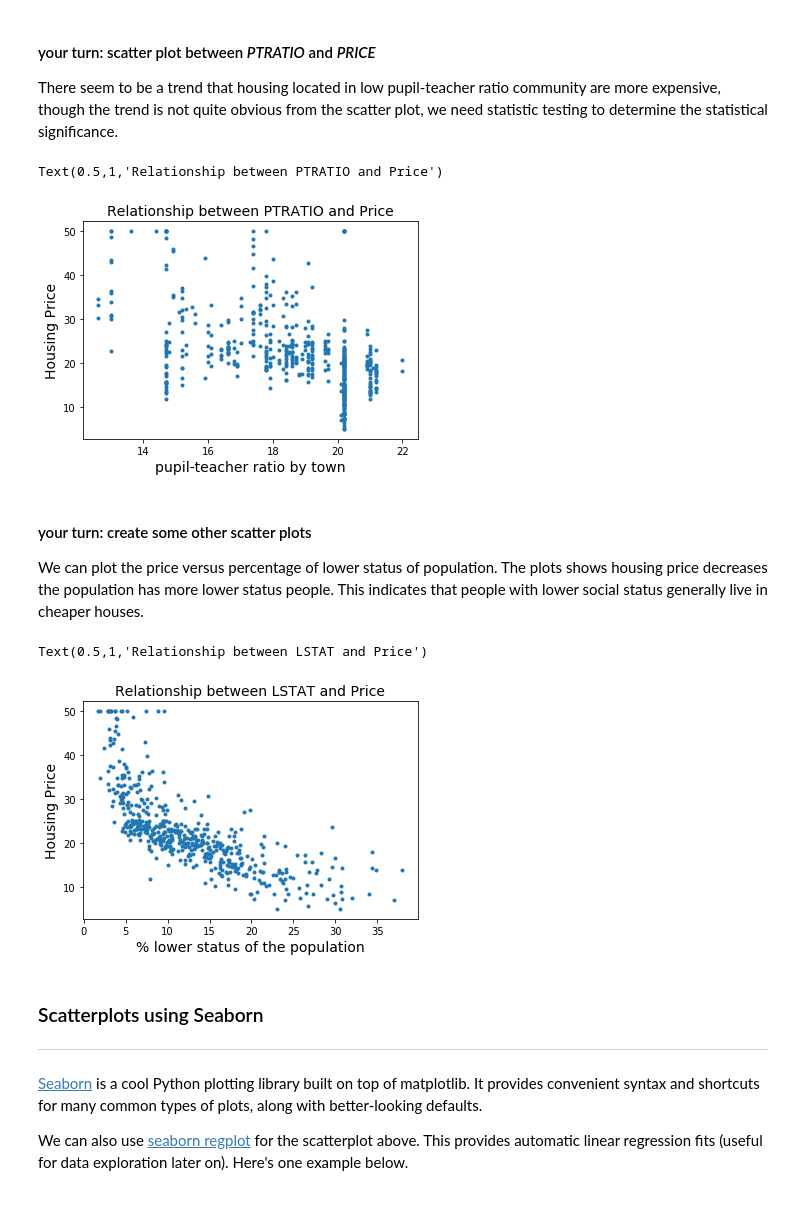
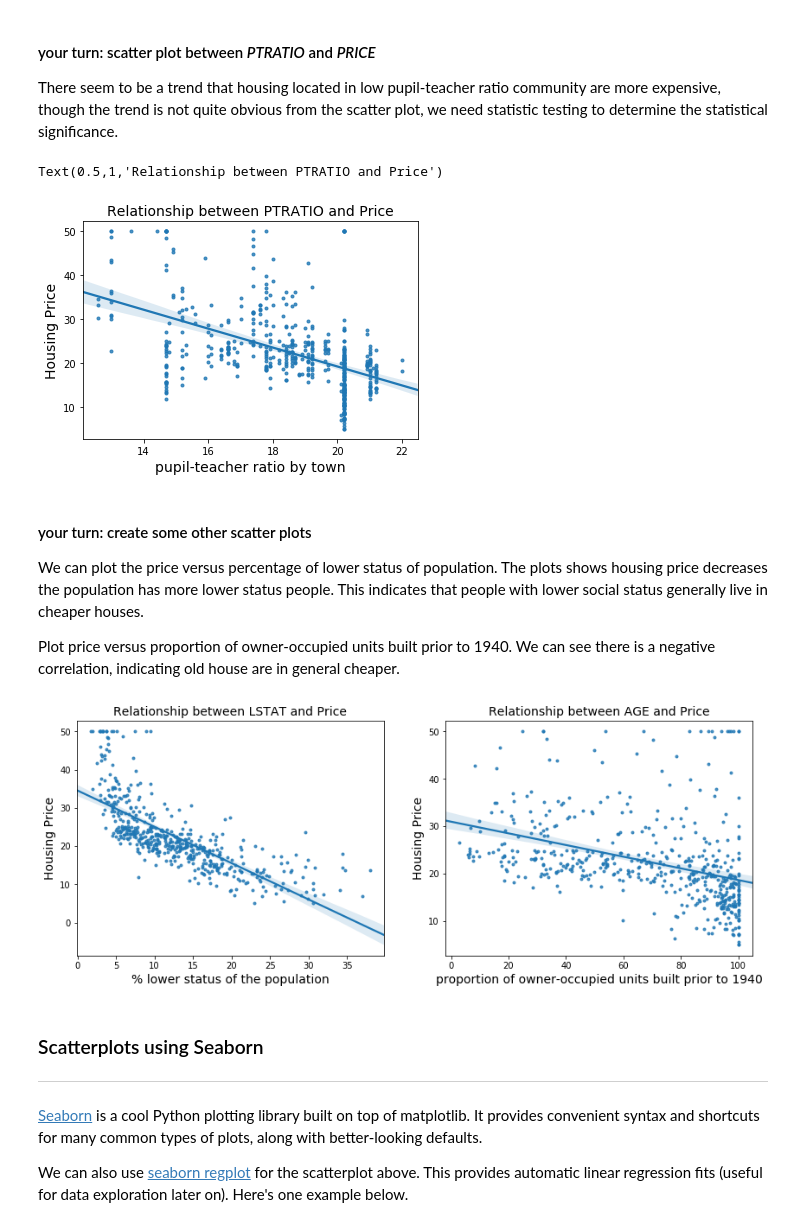
Before and after one commit to NoxMoon/springboard, a Jupyter notebook: linear_regression/Mini_Project_Linear_Regression.ipynb, the cells around one changed output. Saved outputs shown, nothing was run; the diff lists cells and outputs as text; code cells hidden in the pictures.

```diff
--- a/linear_regression/Mini_Project_Linear_Regression.ipynb
+++ b/linear_regression/Mini_Project_Linear_Regression.ipynb
@@ -295,24 +295,36 @@ Text(0.5,1,'Relationship between RM and Price')
 #### your turn: scatter plot between *PTRATIO* and *PRICE*
 There seem to be a trend that housing located in low pupil-teacher ratio community are more expensive, though the trend is not quite obvious from the scatter plot, we need statistic testing to determine the statistical significance.
 # %%
-plt.scatter(bos.PTRATIO, bos.PRICE, marker='.')
+sns.regplot(bos.PTRATIO, bos.PRICE, marker='.')
 plt.xlabel("pupil-teacher ratio by town", fontsize=14)
 plt.ylabel("Housing Price", fontsize=14)
 plt.title("Relationship between PTRATIO and Price", fontsize=14)
 # %% [output]
 Text(0.5,1,'Relationship between PTRATIO and Price')
-[figure, old version]
+[figure, new version]
 # %% [markdown]
 #### your turn: create some other scatter plots
 We can plot the price versus percentage of lower status of population. The plots shows housing price decreases the population has more lower status people. This indicates that people with lower social status generally live in cheaper houses.
+
+Plot price versus proportion of owner-occupied units built prior to 1940. We can see there is a negative correlation, indicating old house are in general cheaper.
 # %%
-plt.scatter(bos.LSTAT, bos.PRICE, marker='.')
+plt.figure(figsize=(14,5))
+
+plt.subplot(1,2,1)
+sns.regplot(bos.LSTAT, bos.PRICE, marker='.')
 plt.xlabel("% lower status of the population", fontsize=14)
 plt.ylabel("Housing Price", fontsize=14)
 plt.title("Relationship between LSTAT and Price", fontsize=14)
+
+plt.subplot(1,2,2)
+sns.regplot(bos.AGE, bos.PRICE, marker='.')
+plt.xlabel("proportion of owner-occupied units built prior to 1940", fontsize=14)
+plt.ylabel("Housing Price", fontsize=14)
+plt.title("Relationship between AGE and Price", fontsize=14)
+
+plt.show()
 # %% [output]
-Text(0.5,1,'Relationship between LSTAT and Price')
-[figure, old version]
+[figure, new version]
 # %% [markdown]
 ### Scatterplots using Seaborn
 ***
```
Also changed, not shown: parts of 35 cells of this notebook.
